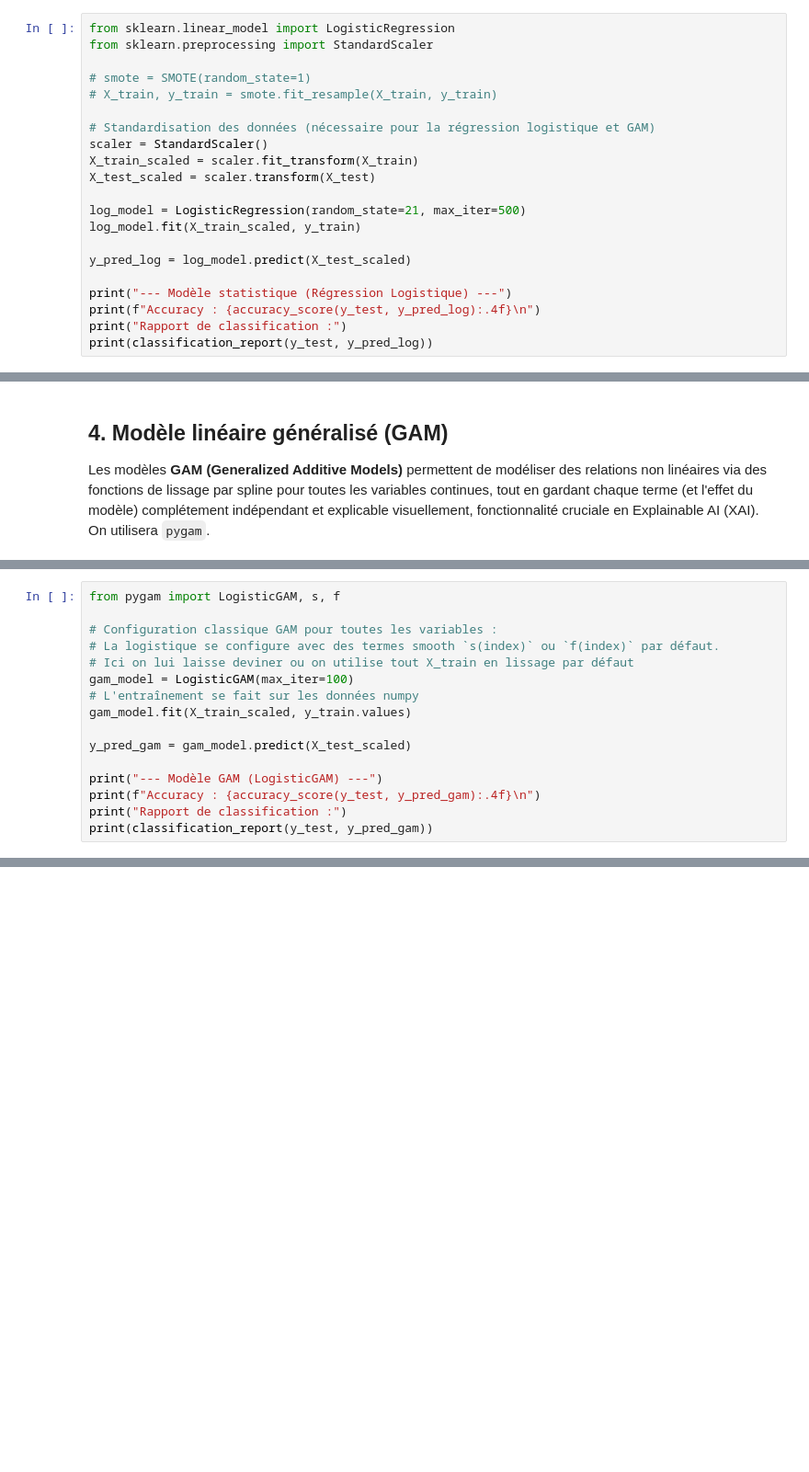
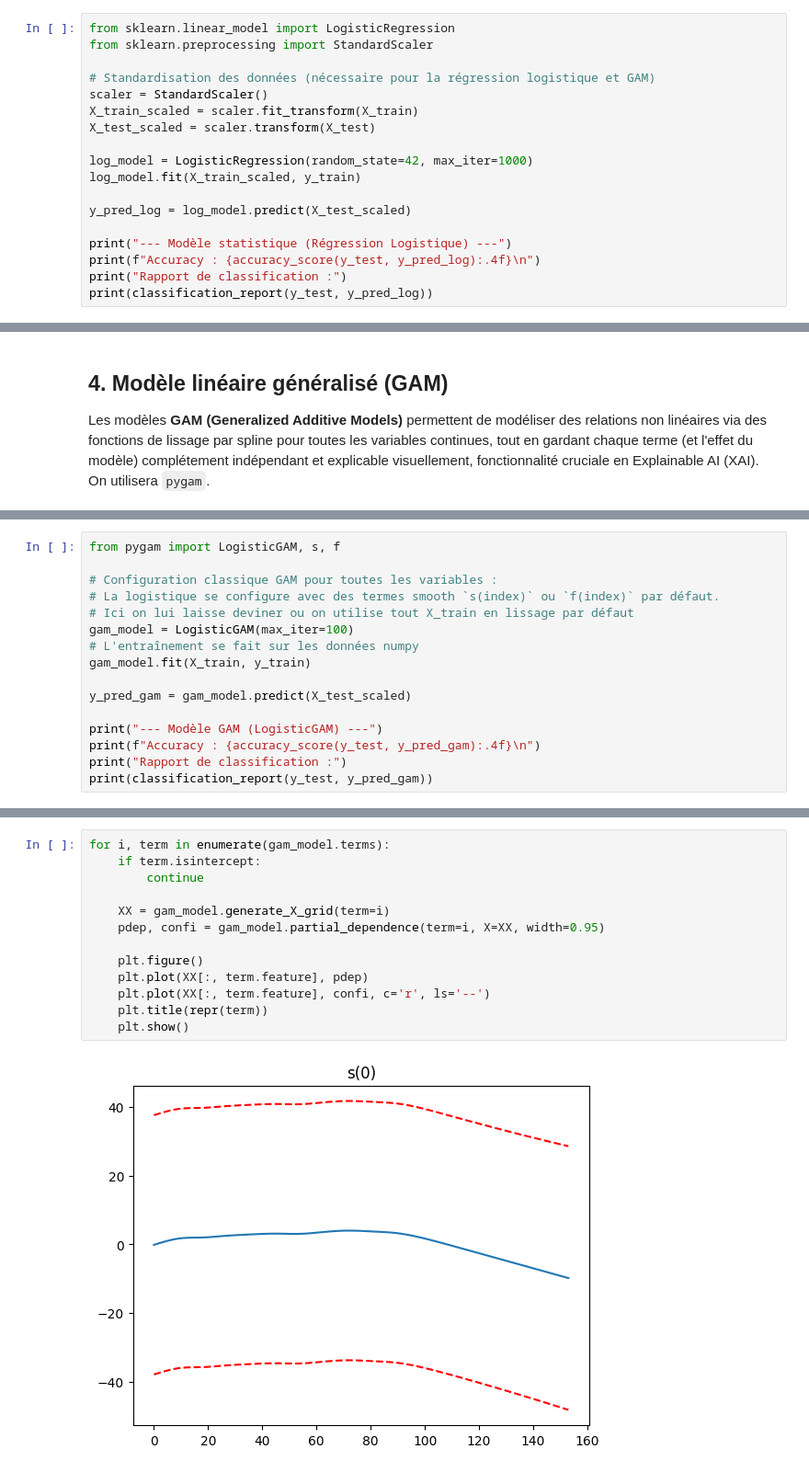
Before and after one commit to hughdmr/REXIA, a Jupyter notebook: RH_DHARDEMARE_PETIT_VAUTERIN.ipynb, the cells around one changed output, grey strips where cells are left out. Shown at 92% size. Cells and saved outputs as stored; diff of their text form; blank space fills up the shorter version.

```diff
--- a/RH_DHARDEMARE_PETIT_VAUTERIN.ipynb
+++ b/RH_DHARDEMARE_PETIT_VAUTERIN.ipynb
@@ -354,16 +391,13 @@ weighted avg       0.96      0.97      0.96      4772
 # %%
 from sklearn.linear_model import LogisticRegression
 from sklearn.preprocessing import StandardScaler
-
-# smote = SMOTE(random_state=1)
-# X_train, y_train = smote.fit_resample(X_train, y_train)
 
 # Standardisation des données (nécessaire pour la régression logistique et GAM)
 scaler = StandardScaler()
 X_train_scaled = scaler.fit_transform(X_train)
 X_test_scaled = scaler.transform(X_test)
 
-log_model = LogisticRegression(random_state=21, max_iter=500)
+log_model = LogisticRegression(random_state=42, max_iter=1000)
 log_model.fit(X_train_scaled, y_train)
 
 y_pred_log = log_model.predict(X_test_scaled)
@@ -418,7 +417,7 @@ from pygam import LogisticGAM, s, f
 # Ici on lui laisse deviner ou on utilise tout X_train en lissage par défaut
 gam_model = LogisticGAM(max_iter=100)
 # L'entraînement se fait sur les données numpy
-gam_model.fit(X_train_scaled, y_train.values)
+gam_model.fit(X_train, y_train)
 
 y_pred_gam = gam_model.predict(X_test_scaled)
 
@@ -441,0 +428,15 @@ weighted avg       0.95      0.97      0.96      4772
+# %%
+for i, term in enumerate(gam_model.terms):
+    if term.isintercept:
+        continue
+
+    XX = gam_model.generate_X_grid(term=i)
+    pdep, confi = gam_model.partial_dependence(term=i, X=XX, width=0.95)
+
+    plt.figure()
+    plt.plot(XX[:, term.feature], pdep)
+    plt.plot(XX[:, term.feature], confi, c='r', ls='--')
+    plt.title(repr(term))
+    plt.show()
+# %% [output]
+[figure, added]
```
Also changed, not shown: parts of 10 cells of this notebook.
